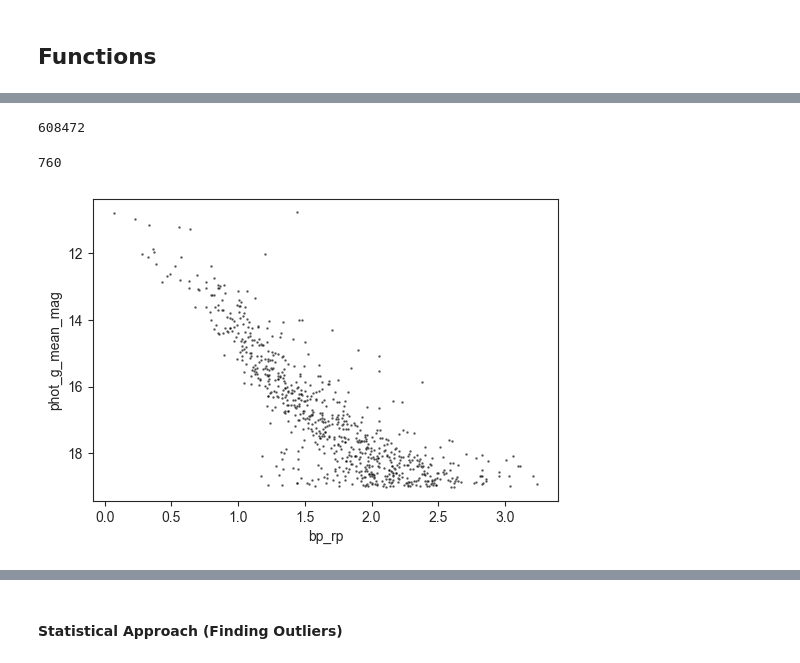
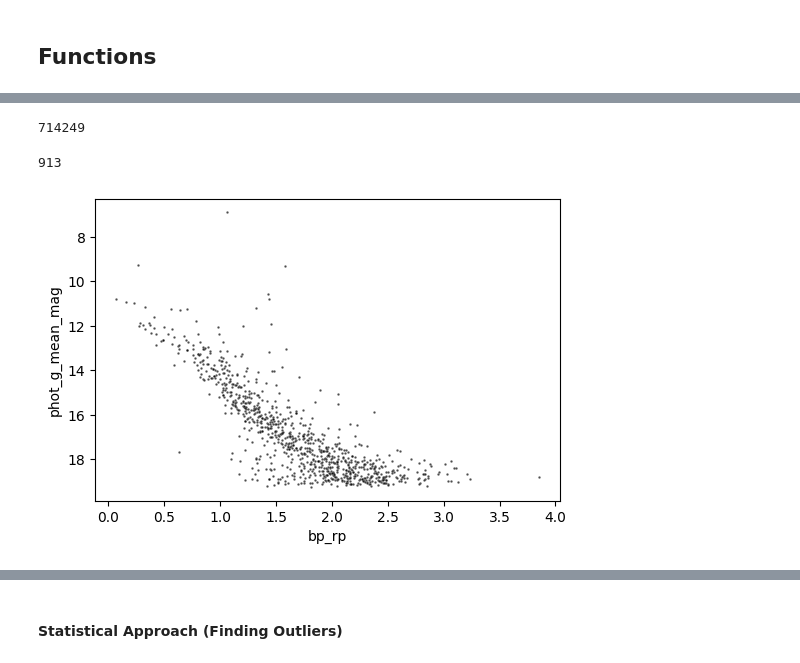
Before and after one commit to rafe-sh/Astro, a Jupyter notebook: code/New Project/MST/CWNU_96.ipynb, the cells around one changed output, grey strips where cells are left out. Drawn from its saved outputs; the diff is of its cells as text; code cells hidden in the pictures.

```diff
--- a/code/New Project/MST/CWNU_96.ipynb
+++ b/code/New Project/MST/CWNU_96.ipynb
@@ -231,7 +231,5 @@ def cmd_plotly(data, x_axis, y_axis, huex = 'cluster', ax=None, alpha=0.8, s=7,
         sns.scatterplot(data=data, y=y_axis, x=x_axis, alpha=alpha, s=s, hue = huex, ax=ax, palette=theme)
         ax.invert_yaxis()
 # %%
-# df_M_41  = pd.read_csv('./data/M 41-result.csv')
-df_M_41  = pd.read_parquet(r"E:/DESKTOP/UNI/Project/code/Noormohammadi/MST/CWNU_96-result/CWNU_96-resultesult.parquet")
-# df_M_41 = df_M_41[df_M_41['parallax_error'] < 0.1]
+df_CWNU_96  = pd.read_parquet("./CWNU_96-result/CWNU_96-resultesult.parquet")
 # %%
@@ -267,13 +263,20 @@ len(df_M_41_new)
 # %%
-df_M_41 = df_M_41[df_M_41['parallax_error'] < 0.2]
-df_M_41_new = df_M_41.drop(['ra_error', 'dec_error', 'parallax_error', 'pmra_error', 'pmdec_error', 'ruwe',
-       'radial_velocity', 'non_single_star', 'has_epoch_rv',
-       'phot_variable_flag', 'l', 'b', 'teff_gspphot', 'distance_gspphot',
-       'azero_gspphot', 'ag_gspphot', 'ebpminrp_gspphot'], axis=1).dropna(axis=0)
+df_CWNU_96_init = df_CWNU_96.drop(['ra_error', 'dec_error',
+       'pm', 'pmra_error', 'pmdec_error',
+       'ruwe', 'phot_g_mean_flux', 'phot_g_mean_flux_error',
+       'phot_bp_mean_flux', 'phot_bp_mean_flux_error', 'phot_bp_mean_mag',
+       'phot_rp_mean_flux', 'phot_rp_mean_flux_error', 'phot_rp_mean_mag',
+       'radial_velocity', 'phot_variable_flag', 'l',
+       'b', 'non_single_star', 'has_xp_continuous', 'has_xp_sampled',
+       'has_rvs', 'has_epoch_photometry', 'has_epoch_rv', 'has_mcmc_gspphot',
+       'has_mcmc_msc', 'teff_gspphot', 'logg_gspphot', 'mh_gspphot',
+       'distance_gspphot', 'azero_gspphot', 'ag_gspphot', 'ebpminrp_gspphot'], axis=1).dropna(axis=0)
+
+df_CWNU_96_init = df_CWNU_96_init[df_CWNU_96_init['parallax_error'] < 0.2]
 # %%
-len(df_M_41_new)
+len(df_CWNU_96_init)
 # %% [output]
-608472
+714249
 # %%
 # Initial Filter on PMRA and PMDEC
 
@@ -288,13 +291,13 @@ def filter_parallax(data, parallax, delta = .2):
 # def filter_distance(data, r_med, delta = 100):
 #     return data[(abs(data['r_med_geo'] - r_med) < delta)] # r_med_geo
 # %%
-df_M_41_new = filter_proper_motion(df_M_41_new, -3.35, -4.23, 0.2, 0.2)
-df_M_41_new = filter_parallax(df_M_41_new, 1.05, 0.2)
+df_CWNU_96_init = filter_proper_motion(df_CWNU_96_init, -3.35, -4.23, 0.2, 0.2)
+df_CWNU_96_init = filter_parallax(df_CWNU_96_init, 1.05, 0.2)
 # %%
-len(df_M_41_new)
+len(df_CWNU_96_init)
 # %% [output]
-760
+913
 # %%
-cmd_plot(data = df_M_41_new, x_axis = 'bp_rp', y_axis = 'phot_g_mean_mag', s = 3, alpha = .7)
+cmd_plot(data = df_CWNU_96_init, x_axis = 'bp_rp', y_axis = 'phot_g_mean_mag', s = 3, alpha = .7)
 # %% [output]
-[figure, old version]
+[figure, new version]
```
Also changed, not shown: parts of 57 cells of this notebook.
